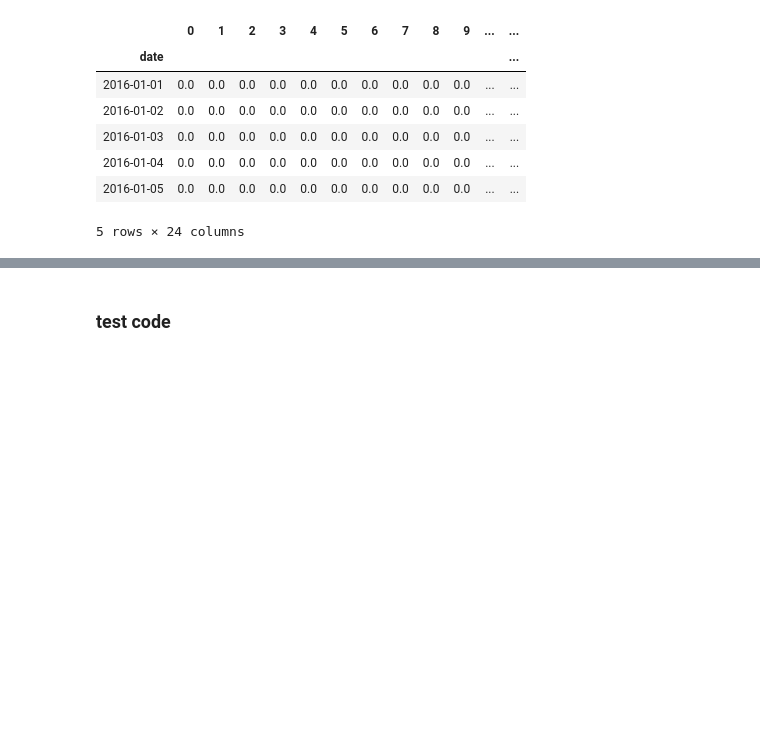
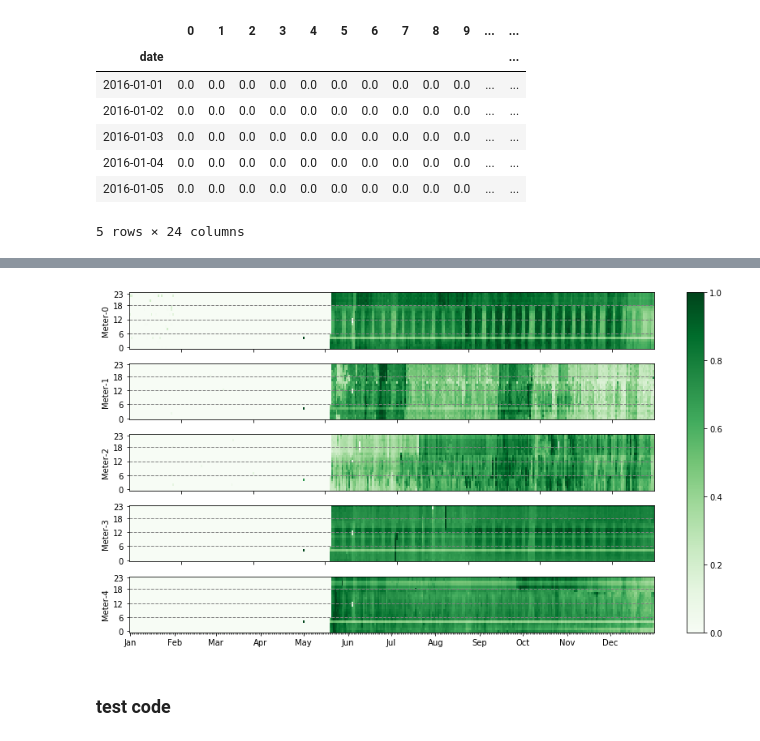
Before and after one commit to MUDITDHAWAN/AnomalyDetection_BuildingEnergy, a Jupyter notebook: 02a-strip-plot.ipynb, the cells around one changed output, grey strips where cells are left out. Cells and saved outputs as stored; diff of their text form; code cells hidden in the pictures; blank space fills up the shorter version.

```diff
--- a/02a-strip-plot.ipynb
+++ b/02a-strip-plot.ipynb
@@ -120,3 +124,7 @@ strip_plot(df_list, normanize=True, cmap='plasma')
+# %%
+strip_plot(df_list, normanize=True, cmap='Greens')
+# %% [output]
+[figure, added]
 # %% [markdown]
 ### test code
 # %%
```
Also changed, not shown: parts of 3 cells of this notebook, 1 other file.
